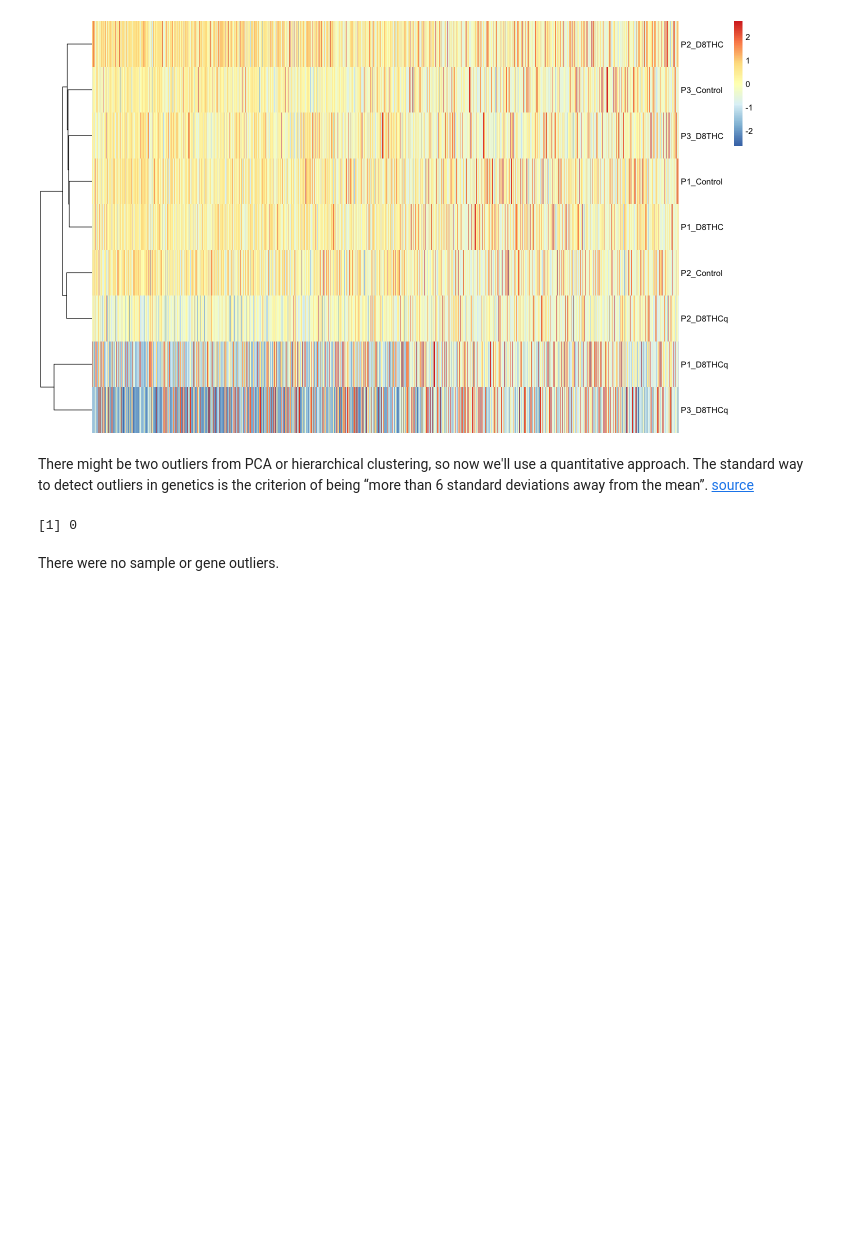
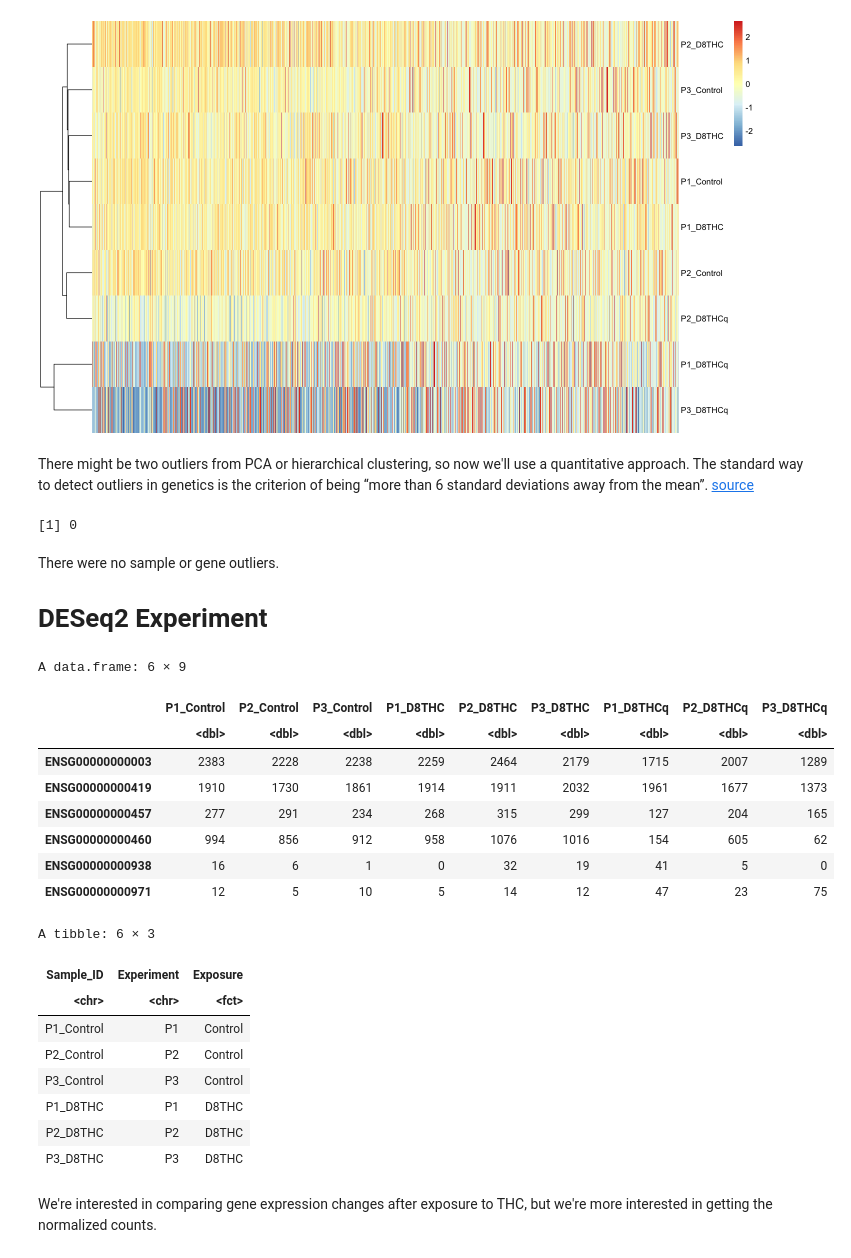
Before and after one commit to UNC-CEMALB/P1016.-THC-RNASeq-Adducts, a Jupyter notebook: Data Normalization.ipynb, the cells around one changed output. Saved outputs shown, nothing was run; the diff lists cells and outputs as text; code cells hidden in the pictures; blank space fills up the shorter version.

```diff
--- a/Data Normalization.ipynb
+++ b/Data Normalization.ipynb
@@ -62,3 +62,12 @@ A data.frame: 6 × 9
 | ENSG00000243485 | 3 | 0 | 0 | 2 | 0 | 1 | 0 | 0 | 0 |
 | ENSG00000237613 | 0 | 0 | 0 | 0 | 0 | 0 | 0 | 0 | 0 |
 | ENSG00000268020 | 0 | 0 | 0 | 0 | 0 | 0 | 0 | 0 | 0 |
+# %%
+# creating a col that has a col for the "exposure"
+coldata = count_df %>%
+    pivot_longer(cols = 2:10, names_to = "Sample_ID", values_to = "Value") %>%
+    separate(Sample_ID, sep = "_", c("Experiment", "Exposure"), remove = FALSE) %>%
+    select(-c('ENSEMBL_ID', 'Value')) %>%
+    unique()
+
+head(coldata)
@@ -224,3 +243,32 @@ length(gene_outliers)
 [1] 0
 # %% [markdown]
 There were no sample or gene outliers.
+
+# DESeq2 Experiment
+# %%
+# Starting with putting variables into factors
+coldata$Exposure = factor(coldata$Exposure)
+# %%
+head(countdata)
+head(coldata)
+# %% [output]
+A data.frame: 6 × 9
+|  | P1_Control | P2_Control | P3_Control | P1_D8THC | P2_D8THC | P3_D8THC | P1_D8THCq | P2_D8THCq | P3_D8THCq |
+|  | <dbl> | <dbl> | <dbl> | <dbl> | <dbl> | <dbl> | <dbl> | <dbl> | <dbl> |
+| ENSG00000000003 | 2383 | 2228 | 2238 | 2259 | 2464 | 2179 | 1715 | 2007 | 1289 |
+| ENSG00000000419 | 1910 | 1730 | 1861 | 1914 | 1911 | 2032 | 1961 | 1677 | 1373 |
+| ENSG00000000457 | 277 | 291 | 234 | 268 | 315 | 299 | 127 | 204 | 165 |
+| ENSG00000000460 | 994 | 856 | 912 | 958 | 1076 | 1016 | 154 | 605 | 62 |
+| ENSG00000000938 | 16 | 6 | 1 | 0 | 32 | 19 | 41 | 5 | 0 |
+| ENSG00000000971 | 12 | 5 | 10 | 5 | 14 | 12 | 47 | 23 | 75 |
+A tibble: 6 × 3
+| Sample_ID | Experiment | Exposure |
+| <chr> | <chr> | <fct> |
+| P1_Control | P1 | Control |
+| P2_Control | P2 | Control |
+| P3_Control | P3 | Control |
+| P1_D8THC | P1 | D8THC |
+| P2_D8THC | P2 | D8THC |
+| P3_D8THC | P3 | D8THC |
+# %% [markdown]
+We're interested in comparing gene expression changes after exposure to THC, but we're more interested in getting the normalized counts.
```
Also changed, not shown: parts of 10 cells of this notebook.
